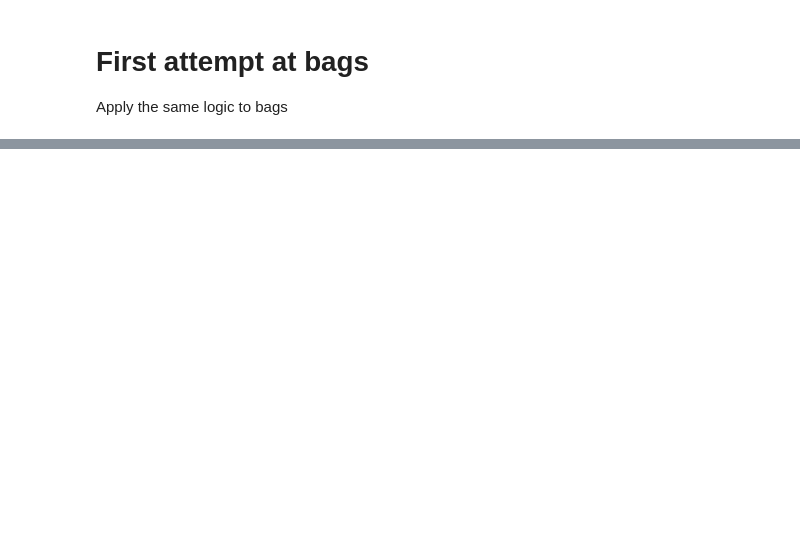
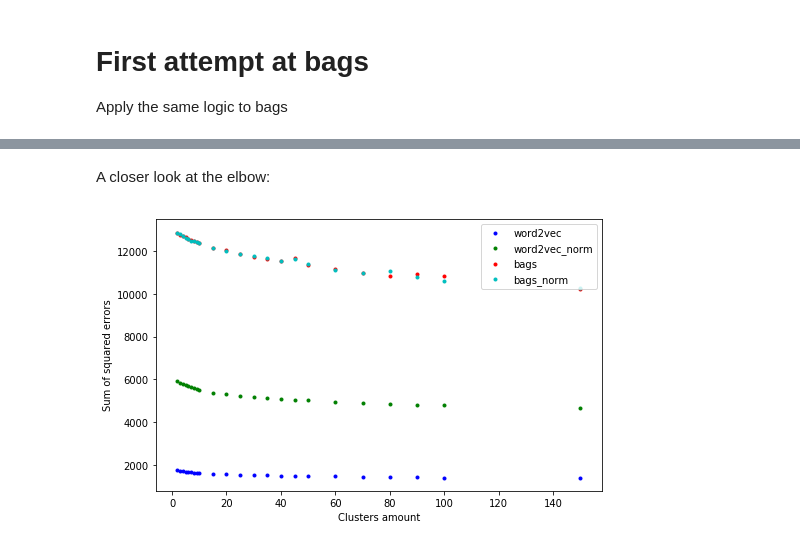
Before and after one commit to ignacioespinoso/Machine-Learning, a Jupyter notebook: proj3/k-means-cluster.ipynb, the cells around one changed output, grey strips where cells are left out. Saved outputs shown, nothing was run; the diff lists cells and outputs as text; code cells hidden in the pictures; blank space fills up the shorter version.

```diff
--- a/proj3/k-means-cluster.ipynb
+++ b/proj3/k-means-cluster.ipynb
@@ -111,0 +209,15 @@ for index, row in health_df.iterrows():
+# %% [markdown]
+A closer look at the elbow:
+# %%
+plt.figure(figsize=(8,5))
+
+plt.scatter(x[:23],y_word2vec[:23], c='b', marker='.', label='word2vec')
+plt.scatter(x[:23], y_word2vec_normalized[:23], c='g', marker='.', label='word2vec_norm')
+plt.scatter(x[:23], y_bags[:23], c='r', marker='.', label='bags')
+plt.scatter(x[:23], y_bags_normalized[:23], c='c', marker='.', label='bags_norm')
+plt.legend(loc='upper right')
+plt.xlabel("Clusters amount")
+plt.ylabel("Sum of squared errors")
+plt.show()
+# %% [output]
+[figure, added]
```
Also changed, not shown: parts of 44 cells of this notebook, 16 other files.
